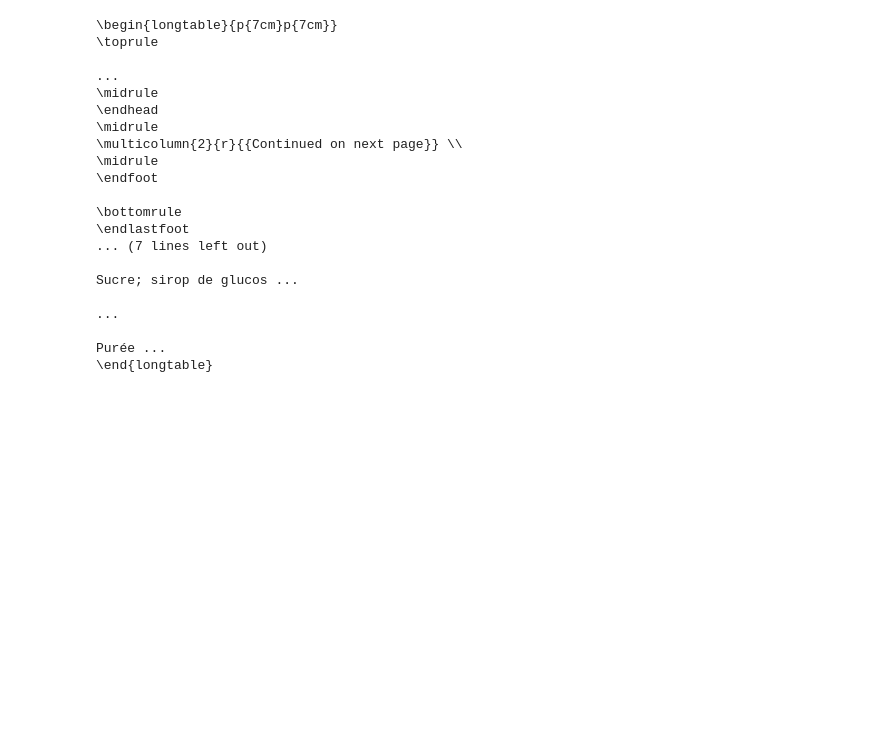
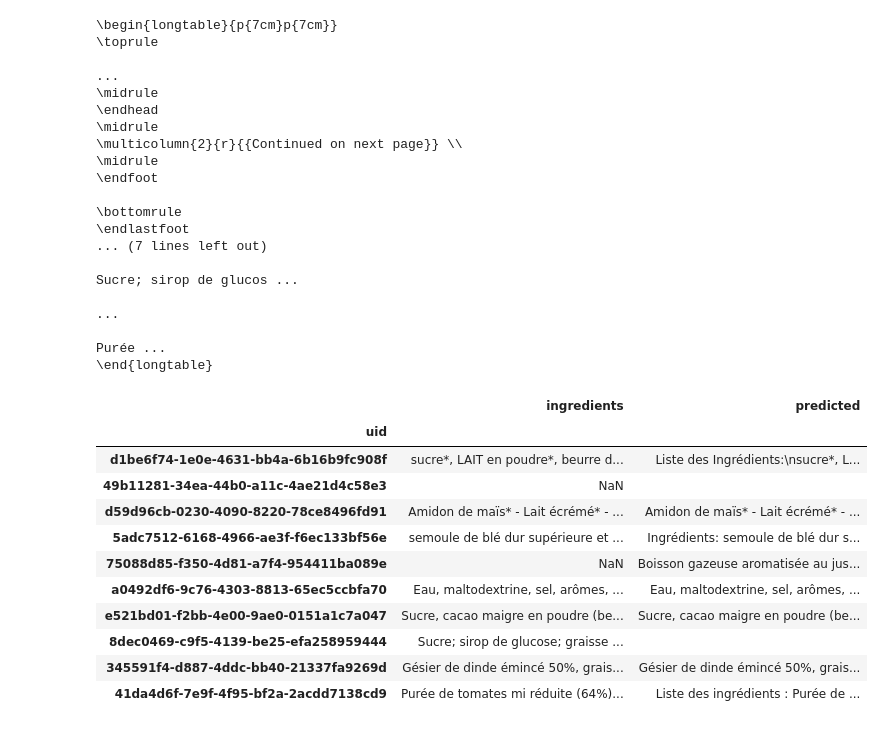
Before and after one commit to UltraDiuve/PIM-Recognizer, a Jupyter notebook: report/notebooks/gt_based_model.ipynb, the cells around one changed output. Cells and saved outputs as stored; diff of their text form; code cells hidden in the pictures; blank space fills up the shorter version.

```diff
--- a/report/notebooks/gt_based_model.ipynb
+++ b/report/notebooks/gt_based_model.ipynb
@@ -253,3 +251,18 @@ with open(Path('..') / 'tbls' / 'GT_prediction_sample.tex', 'w') as file:
                                                                                                                                                                                                          ...
                                                                                                                                                                                                    Purée ...
 \end{longtable}
+# %%
+sub_sample.sample(10, random_state=41)
+# %% [output]
+|  | ingredients | predicted |
+| uid |  |  |
+| d1be6f74-1e0e-4631-bb4a-6b16b9fc908f | sucre*, LAIT en poudre*, beurre d... | Liste des Ingrédients:\nsucre*, L... |
+| 49b11281-34ea-44b0-a11c-4ae21d4c58e3 | NaN |  |
+| d59d96cb-0230-4090-8220-78ce8496fd91 | Amidon de maïs* - Lait écrémé* - ... | Amidon de maïs* - Lait écrémé* - ... |
+| 5adc7512-6168-4966-ae3f-f6ec133bf56e | semoule de blé dur supérieure et ... | Ingrédients: semoule de blé dur s... |
+| 75088d85-f350-4d81-a7f4-954411ba089e | NaN | Boisson gazeuse aromatisée au jus... |
+| a0492df6-9c76-4303-8813-65ec5ccbfa70 | Eau, maltodextrine, sel, arômes, ... | Eau, maltodextrine, sel, arômes, ... |
+| e521bd01-f2bb-4e00-9ae0-0151a1c7a047 | Sucre, cacao maigre en poudre (be... | Sucre, cacao maigre en poudre (be... |
+| 8dec0469-c9f5-4139-be25-efa258959444 | Sucre; sirop de glucose; graisse ... |  |
+| 345591f4-d887-4ddc-bb40-21337fa9269d | Gésier de dinde émincé 50%, grais... | Gésier de dinde émincé 50%, grais... |
+| 41da4d6f-7e9f-4f95-bf2a-2acdd7138cd9 | Purée de tomates mi réduite (64%)... | Liste des ingrédients : Purée de ... |
```
Also changed, not shown: parts of 6 cells of this notebook, 1 other file.
